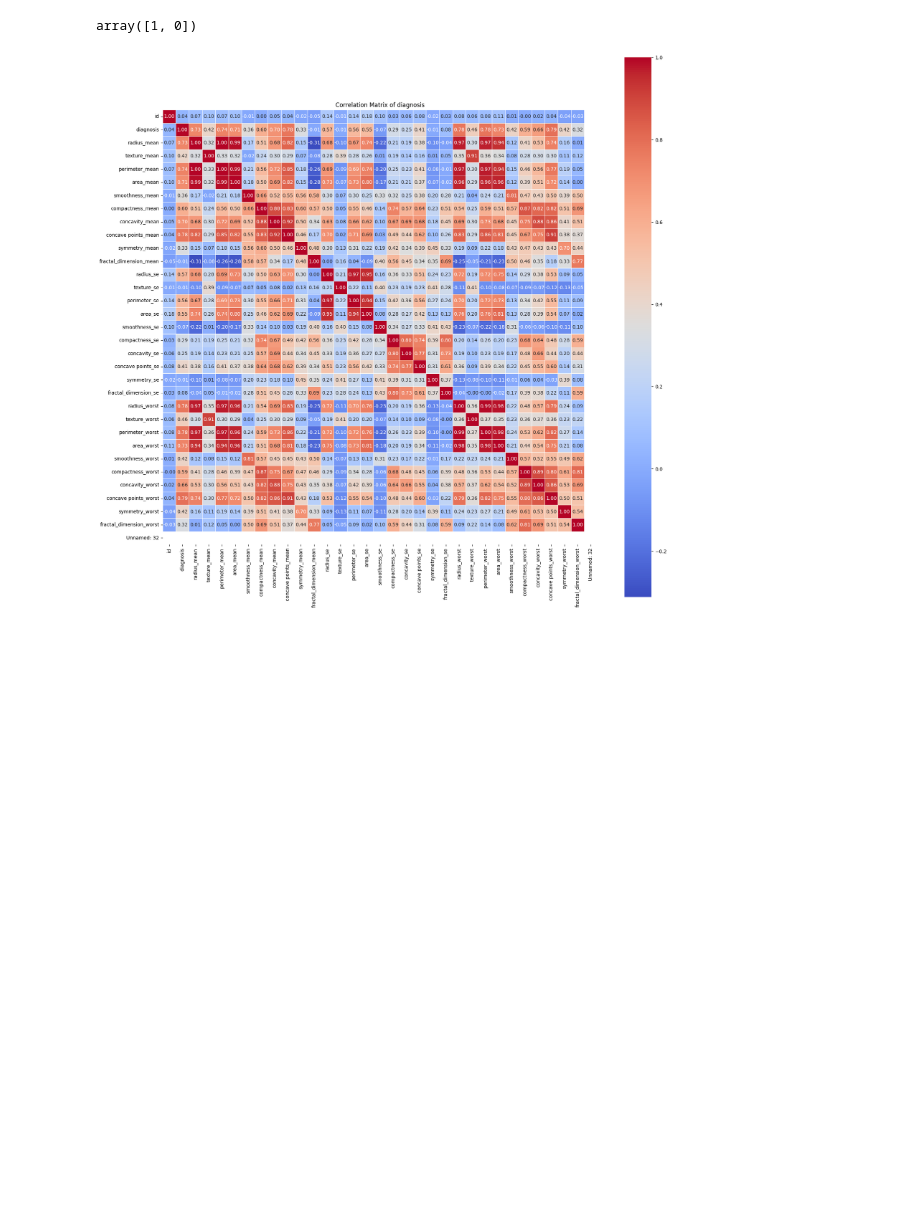
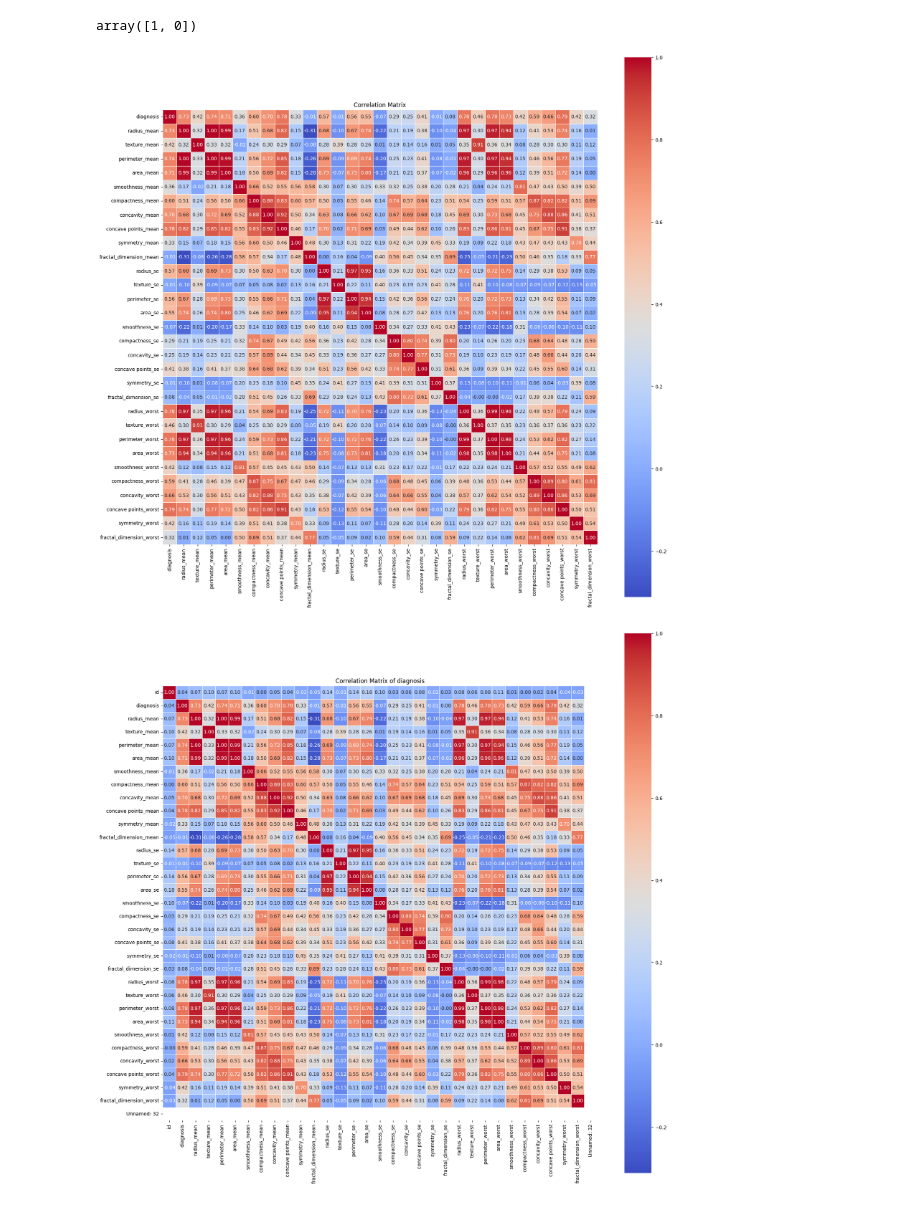
Before and after one commit to resyarsunil/Bumble-Review-Rating-Predictor, a Jupyter notebook: Feature selection importance/compare.ipynb, the cells around one changed output. Saved outputs shown, nothing was run; the diff lists cells and outputs as text; code cells hidden in the pictures; blank space fills up the shorter version.

```diff
--- a/Feature selection importance/compare.ipynb
+++ b/Feature selection importance/compare.ipynb
@@ -96,6 +96,30 @@ Length: 2, dtype: str
 df1['diagnosis'].unique()
 # %% [output]
 array([1, 0])
+# %%
+# REMOVE UNWANTED COLUMNS
+df_corr = df1.drop(['id', 'Unnamed: 32'], axis=1)
+
+# CORRELATION MATRIX
+corr = df_corr.corr()
+
+# HEATMAP
+plt.figure(figsize=(20,20))
+
+sns.heatmap(
+    corr,
+    annot=True,
+    linewidths=0.7,
+    fmt=".2f",
+    cmap='coolwarm',
+    square=True
+)
+
+plt.title('Correlation Matrix')
+
+plt.show()
+# %% [output]
+[figure, added]
 # %%
 corr = df1.corr()
 plt.figure(figsize=(20,20))
```
Also changed, not shown: parts of 15 cells of this notebook.
